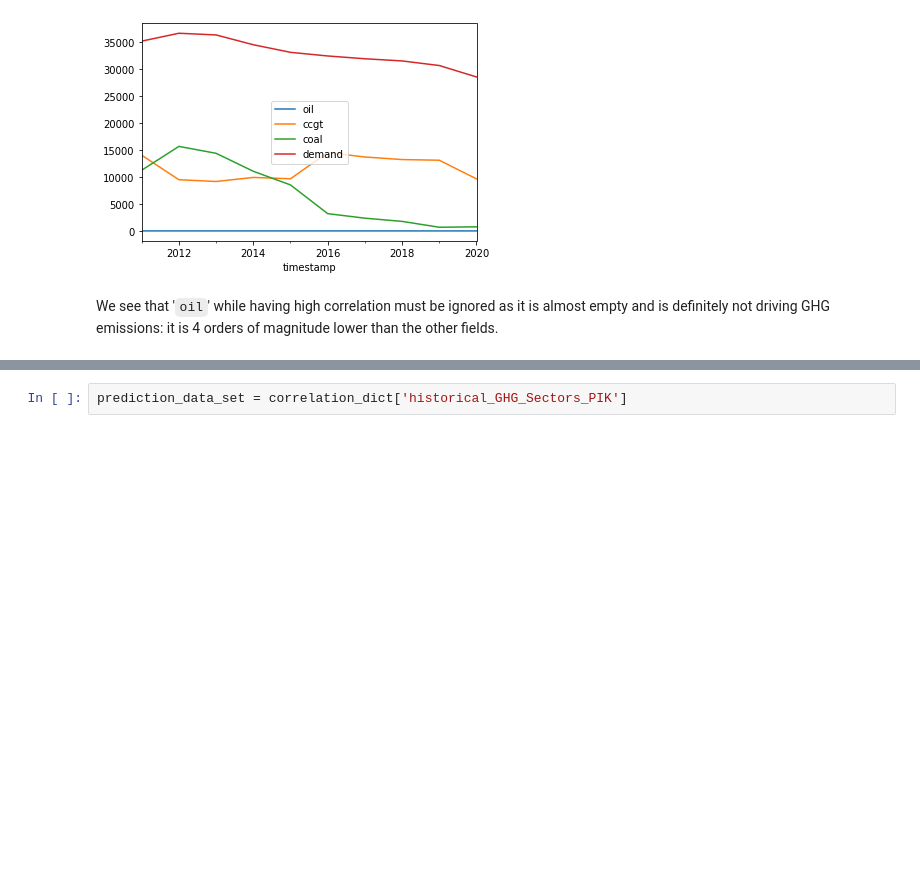
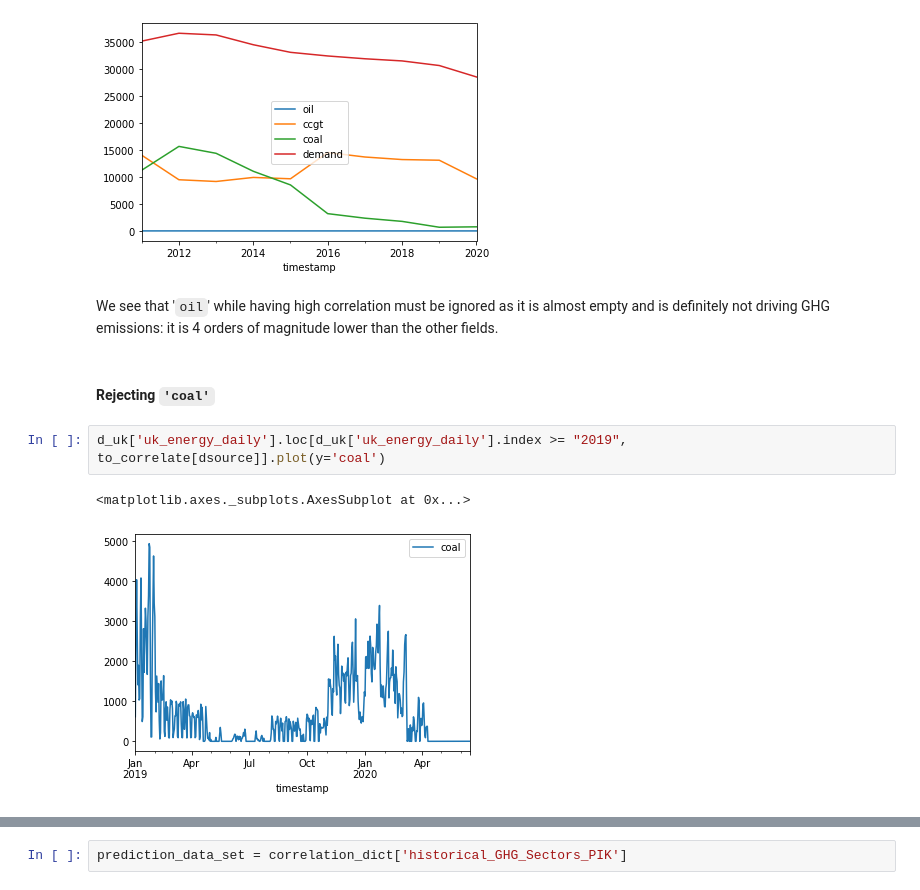
Before and after one commit to BristolFluFighters/BristolFluFighters_NERCHackathonTwo_Recovery, a Jupyter notebook: correlate.ipynb, the cells around one changed output, grey strips where cells are left out. Saved outputs shown, nothing was run; the diff lists cells and outputs as text; blank space fills up the shorter version.

```diff
--- a/correlate.ipynb
+++ b/correlate.ipynb
@@ -125,3 +144,10 @@ d_uk[dsource][to_correlate[dsource]].describe()
 [figure]
 # %% [markdown]
 We see that '`oil`' while having high correlation must be ignored as it is almost empty and is definitely not driving GHG emissions: it is 4 orders of magnitude lower than the other fields.
+# %% [markdown]
+#### Rejecting `'coal'`
+# %%
+d_uk['uk_energy_daily'].loc[d_uk['uk_energy_daily'].index >= "2019", to_correlate[dsource]].plot(y='coal')
+# %% [output]
+<matplotlib.axes._subplots.AxesSubplot at 0x...>
+[figure, added]
```
Also changed, not shown: parts of 11 cells of this notebook.
